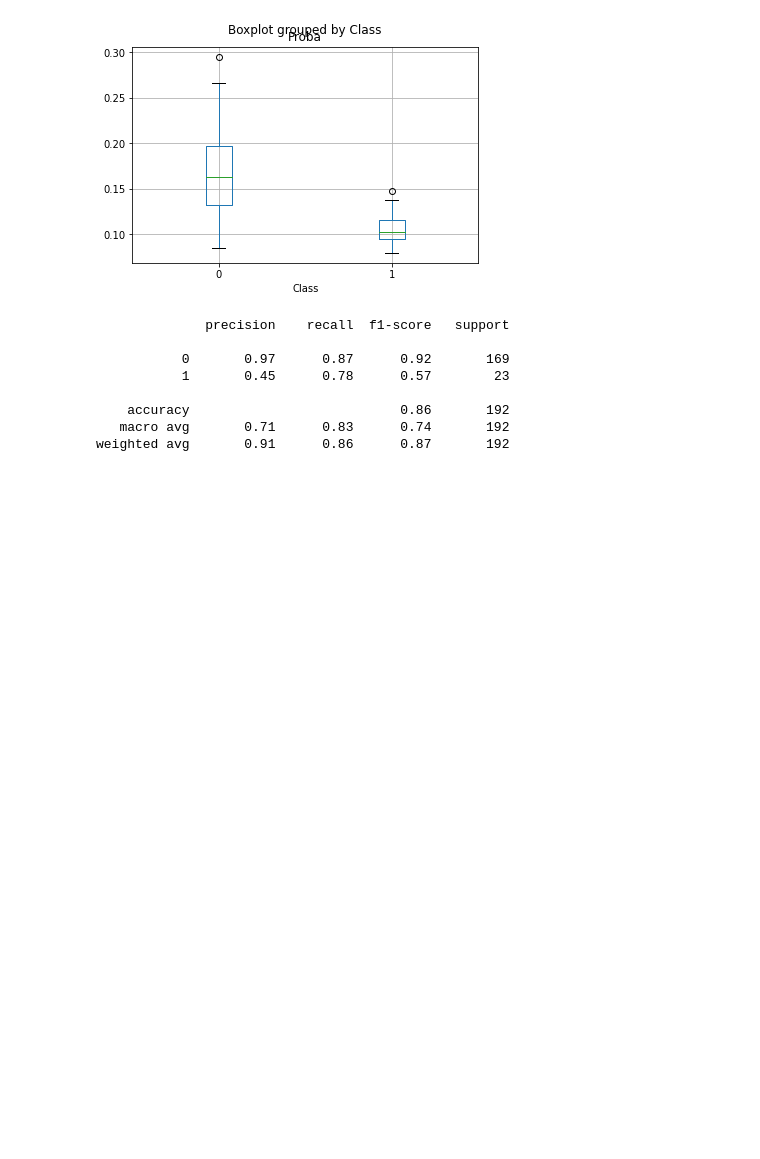
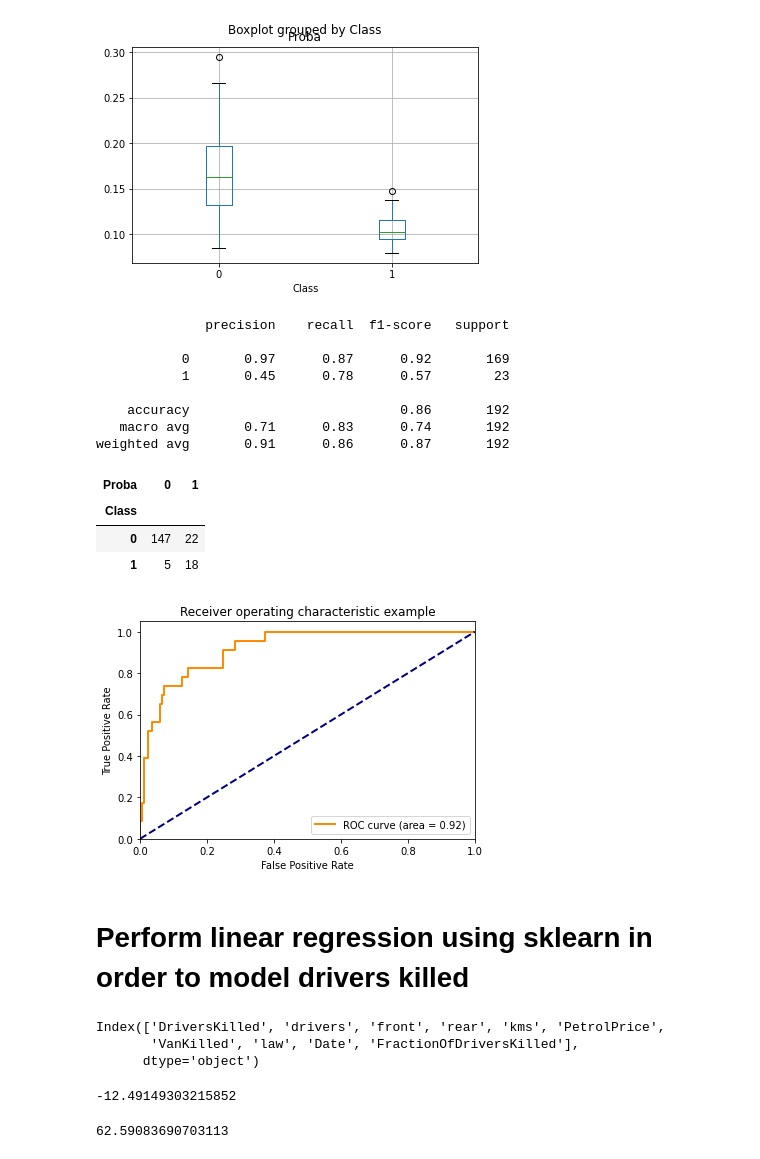
Before and after one commit to nikolacao/CMU-PGSS-2022, a Jupyter notebook: Week01/ExploreSeatbeltStudyData.ipynb, the cells around one changed output. Cells and saved outputs as stored; diff of their text form; code cells hidden in the pictures; blank space fills up the shorter version.

```diff
--- a/Week01/ExploreSeatbeltStudyData.ipynb
+++ b/Week01/ExploreSeatbeltStudyData.ipynb
@@ -157,3 +161,66 @@ print(cr)
     accuracy                           0.86       192
    macro avg       0.71      0.83      0.74       192
 weighted avg       0.91      0.86      0.87       192
+# %%
+pd.crosstab(temp['Class'], 1-((temp['Proba'])>0.12))
+# %% [output]
+| Proba | 0 | 1 |
+| Class |  |  |
+| 0 | 147 | 22 |
+| 1 | 5 | 18 |
+# %%
+import numpy as np
+import matplotlib.pyplot as plt
+
+norma = np.array(y_pred_proba)
+norma /= norma.max()
+
+from sklearn.metrics import roc_curve, auc
+fpr, tpr, _ = roc_curve(y, 1-norma)
+roc_auc = auc(fpr, tpr)
+
+plt.show()
+lw = 2
+plt.plot(
+    fpr,
+    tpr,
+    color="darkorange",
+    lw=lw,
+    label="ROC curve (area = %0.2f)" % roc_auc,
+)
+plt.plot([0, 1], [0, 1], color="navy", lw=lw, linestyle="--")
+plt.xlim([0.0, 1.0])
+plt.ylim([0.0, 1.05])
+plt.xlabel("False Positive Rate")
+plt.ylabel("True Positive Rate")
+plt.title("Receiver operating characteristic example")
+plt.legend(loc="lower right")
+plt.show()
+# %% [output]
+[figure, added]
+# %% [markdown]
+# Perform linear regression using sklearn in order to model drivers killed
+# %%
+df.columns
+# %% [output]
+Index(['DriversKilled', 'drivers', 'front', 'rear', 'kms', 'PetrolPrice',
+       'VanKilled', 'law', 'Date', 'FractionOfDriversKilled'],
+      dtype='object')
+# %%
+from sklearn.linear_model import LinearRegression
+
+X=df[['drivers', 'kms', 'PetrolPrice', 'law']]  # Features
+y=df['DriversKilled']   # Labels
+
+myModelRegression = LinearRegression()
+myModelRegression.fit(X,y)
+
+y_pred = myModelRegression.predict([[100, 100, 0.1037, 1]])[0]
+y_pred
+# %% [output]
+-12.49149303215852
+# %%
+y_pred = myModelRegression.predict([[1000, 1000, 0.1037, 1]])[0]
+y_pred
+# %% [output]
+62.59083690703113
```
Also changed, not shown: parts of 3 cells of this notebook.
